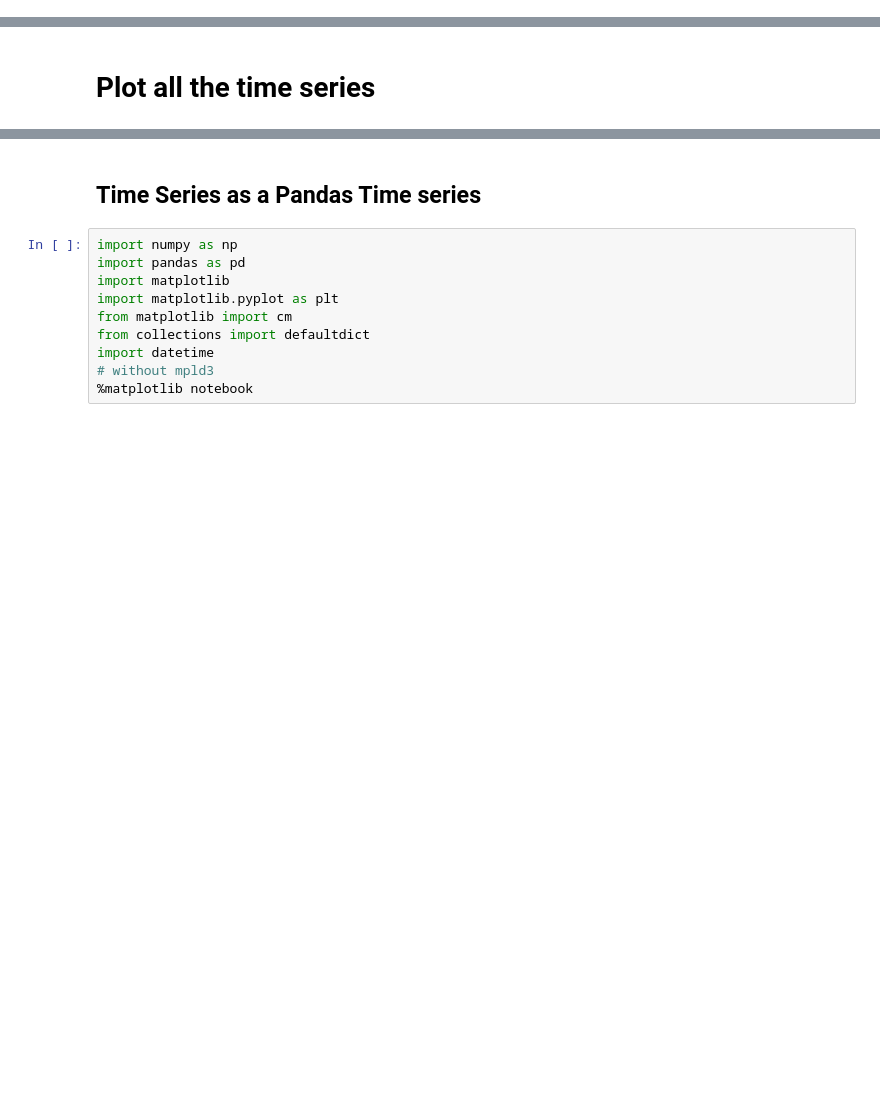
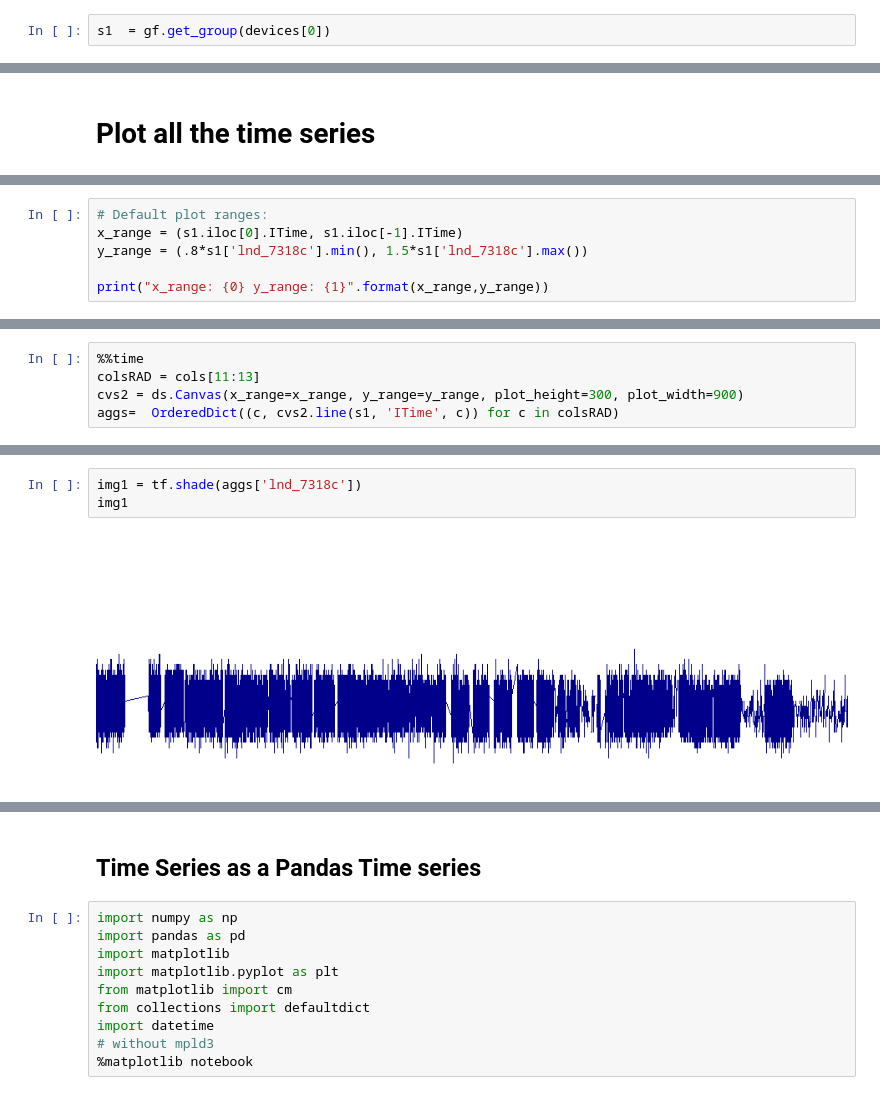
Before and after one commit to DataKind-SF/safecast, a Jupyter notebook: Data Cleaning/Plotting_Testing_DataFilter_And_anomaly_detection_SC.ipynb, the cells around one changed output, grey strips where cells are left out. Drawn from its saved outputs; the diff is of its cells as text; blank space fills up the shorter version.

```diff
--- a/Data Cleaning/Plotting_Testing_DataFilter_And_anomaly_detection_SC.ipynb
+++ b/Data Cleaning/Plotting_Testing_DataFilter_And_anomaly_detection_SC.ipynb
@@ -42,0 +49,2 @@ def plotTimeSeries(ts):
+# %%
+s1  = gf.get_group(devices[0])
@@ -67,0 +99,6 @@ KeyboardInterrupt:
+# %%
+# Default plot ranges:
+x_range = (s1.iloc[0].ITime, s1.iloc[-1].ITime)
+y_range = (.8*s1['lnd_7318c'].min(), 1.5*s1['lnd_7318c'].max())
+
+print("x_range: {0} y_range: {1}".format(x_range,y_range))
@@ -67,0 +107,5 @@ KeyboardInterrupt:
+# %%
+%%time
+colsRAD = cols[11:13]
+cvs2 = ds.Canvas(x_range=x_range, y_range=y_range, plot_height=300, plot_width=900)
+aggs=  OrderedDict((c, cvs2.line(s1, 'ITime', c)) for c in colsRAD)
@@ -67,0 +114,5 @@ KeyboardInterrupt:
+# %%
+img1 = tf.shade(aggs['lnd_7318c'])
+img1
+# %% [output]
+[figure, added]
```
Also changed, not shown: parts of 27 cells of this notebook.
